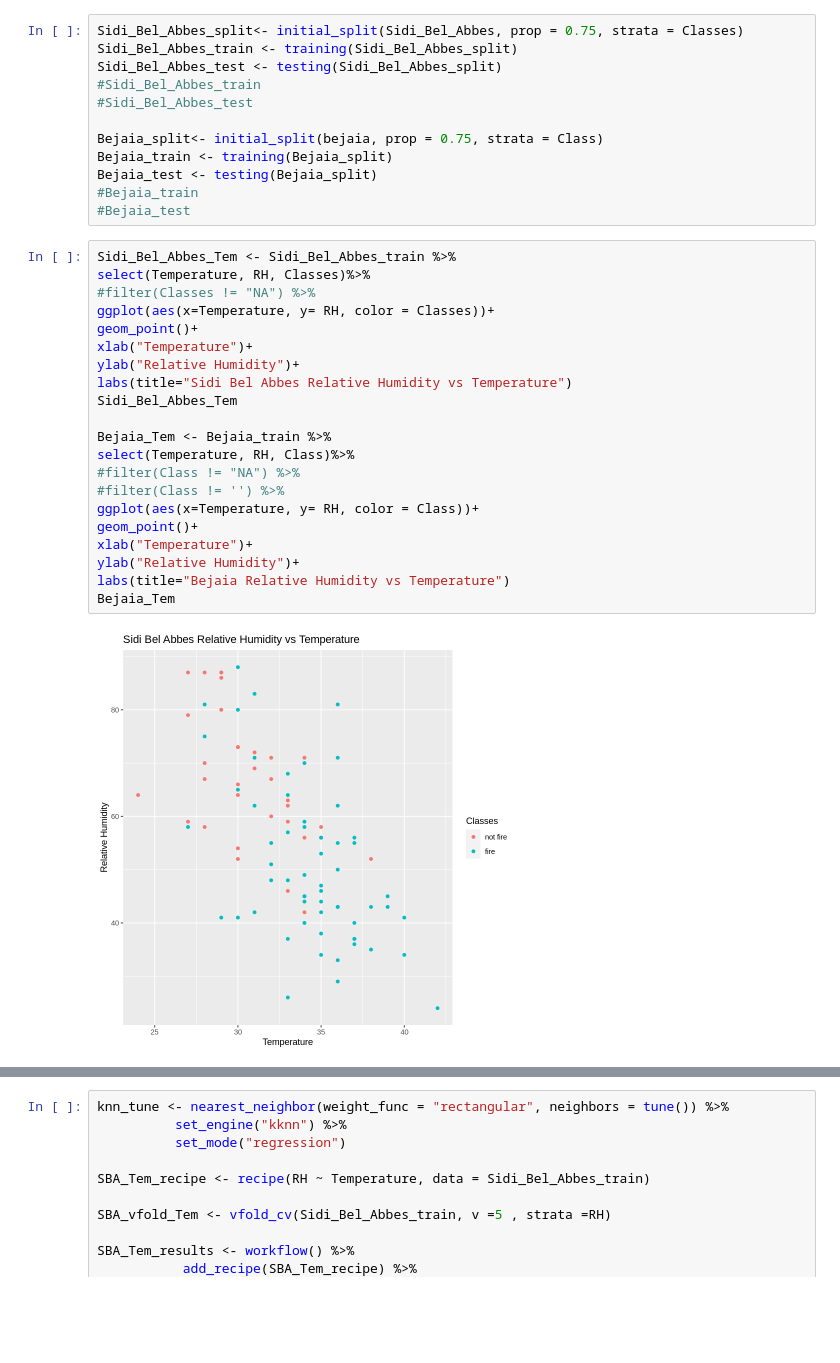
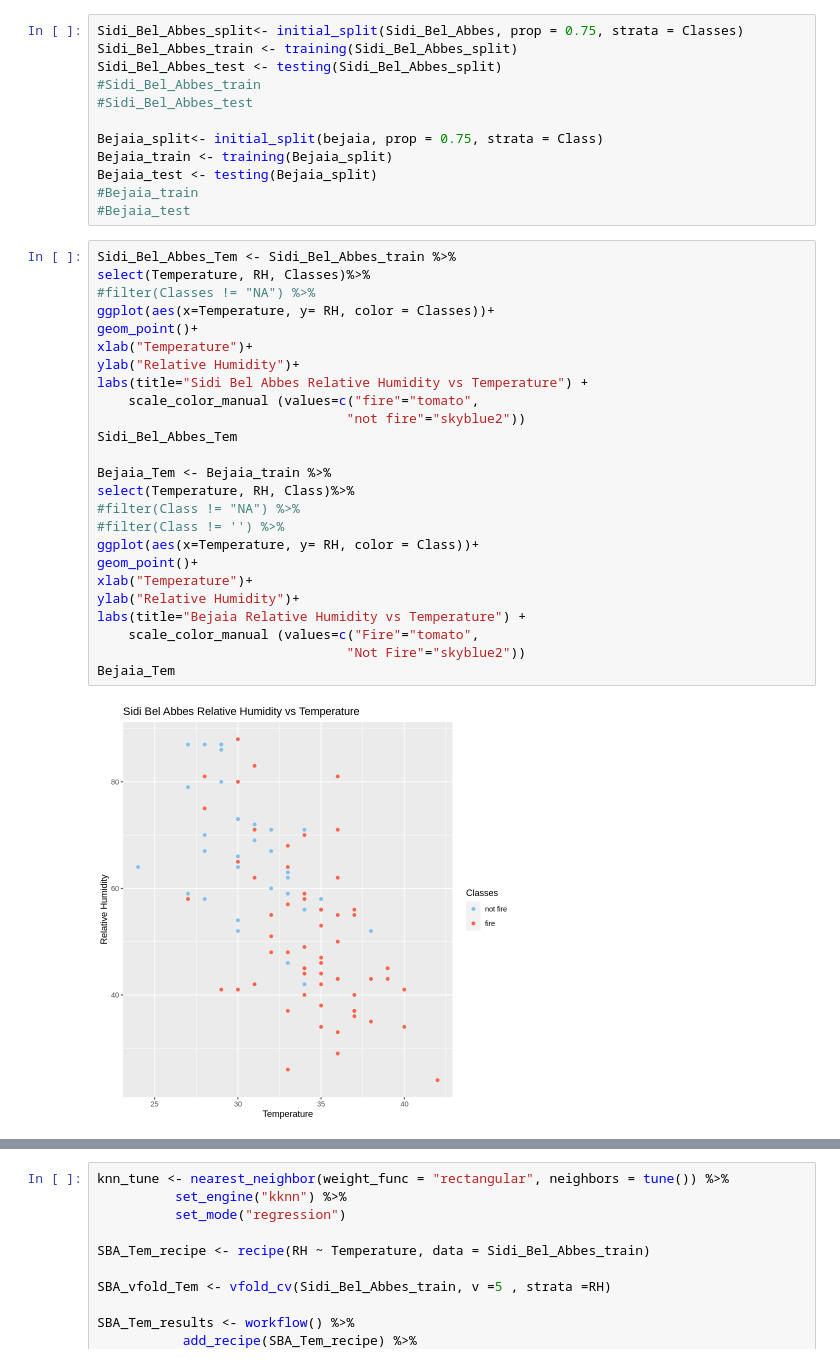
Before and after one commit to Bchau02/DSCI-100-Group-11-Project, a Jupyter notebook: Project.ipynb, the cells around one changed output, grey strips where cells are left out. Drawn from its saved outputs; the diff is of its cells as text; blank space fills up the shorter version.

Commit message:
color

```diff
--- a/Project.ipynb
+++ b/Project.ipynb
@@ -125,23 +125,27 @@ Bejaia_test <- testing(Bejaia_split)
 # %%
 Sidi_Bel_Abbes_Tem <- Sidi_Bel_Abbes_train %>%
 select(Temperature, RH, Classes)%>%
 #filter(Classes != "NA") %>%
 ggplot(aes(x=Temperature, y= RH, color = Classes))+
 geom_point()+
 xlab("Temperature")+
 ylab("Relative Humidity")+
-labs(title="Sidi Bel Abbes Relative Humidity vs Temperature")
+labs(title="Sidi Bel Abbes Relative Humidity vs Temperature") +
+    scale_color_manual (values=c("fire"="tomato",
+                                "not fire"="skyblue2"))
 Sidi_Bel_Abbes_Tem
 
 Bejaia_Tem <- Bejaia_train %>%
 select(Temperature, RH, Class)%>%
 #filter(Class != "NA") %>%
 #filter(Class != '') %>%
 ggplot(aes(x=Temperature, y= RH, color = Class))+
 geom_point()+
 xlab("Temperature")+
 ylab("Relative Humidity")+
-labs(title="Bejaia Relative Humidity vs Temperature")
+labs(title="Bejaia Relative Humidity vs Temperature") +
+    scale_color_manual (values=c("Fire"="tomato",
+                                "Not Fire"="skyblue2"))
 Bejaia_Tem
 # %% [output]
-[figure, old version]
+[figure, new version]
```
Also changed, not shown: parts of 2 cells of this notebook.
